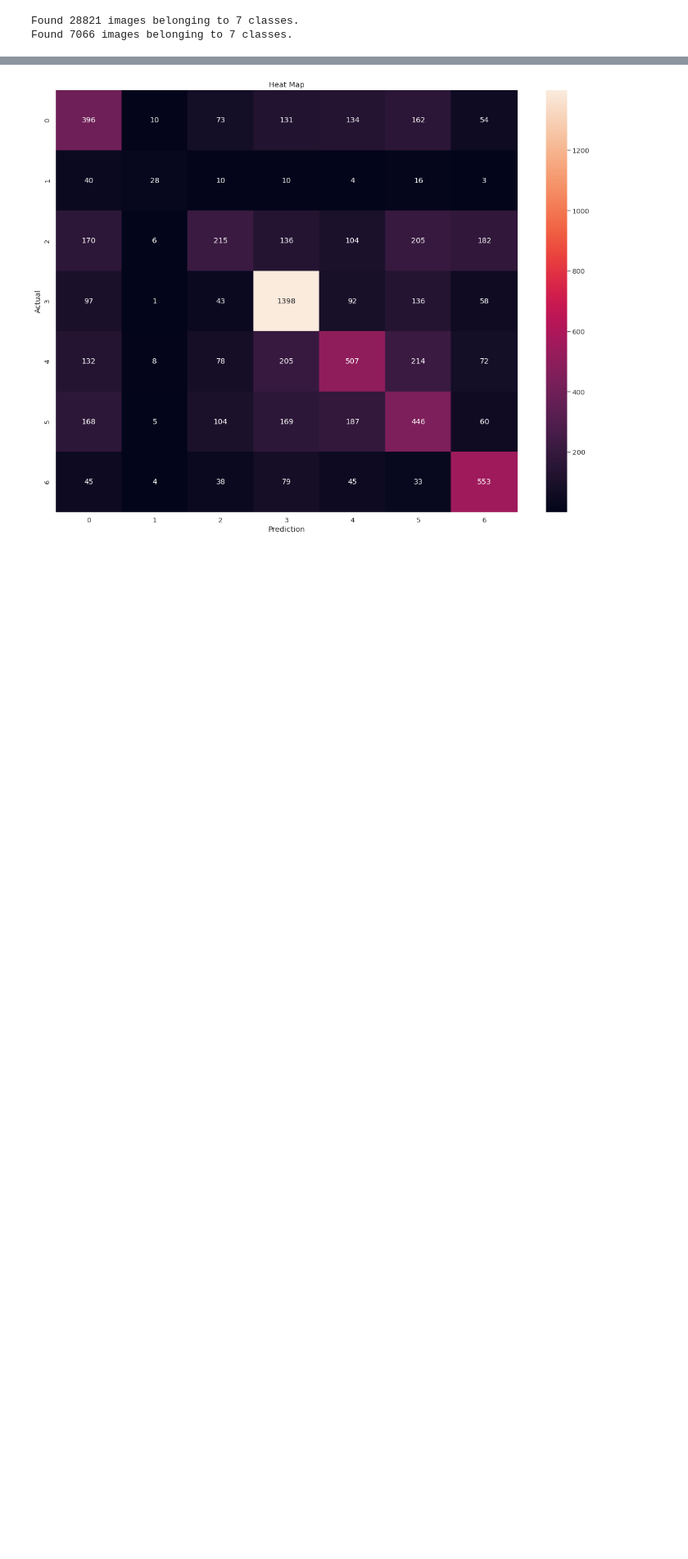
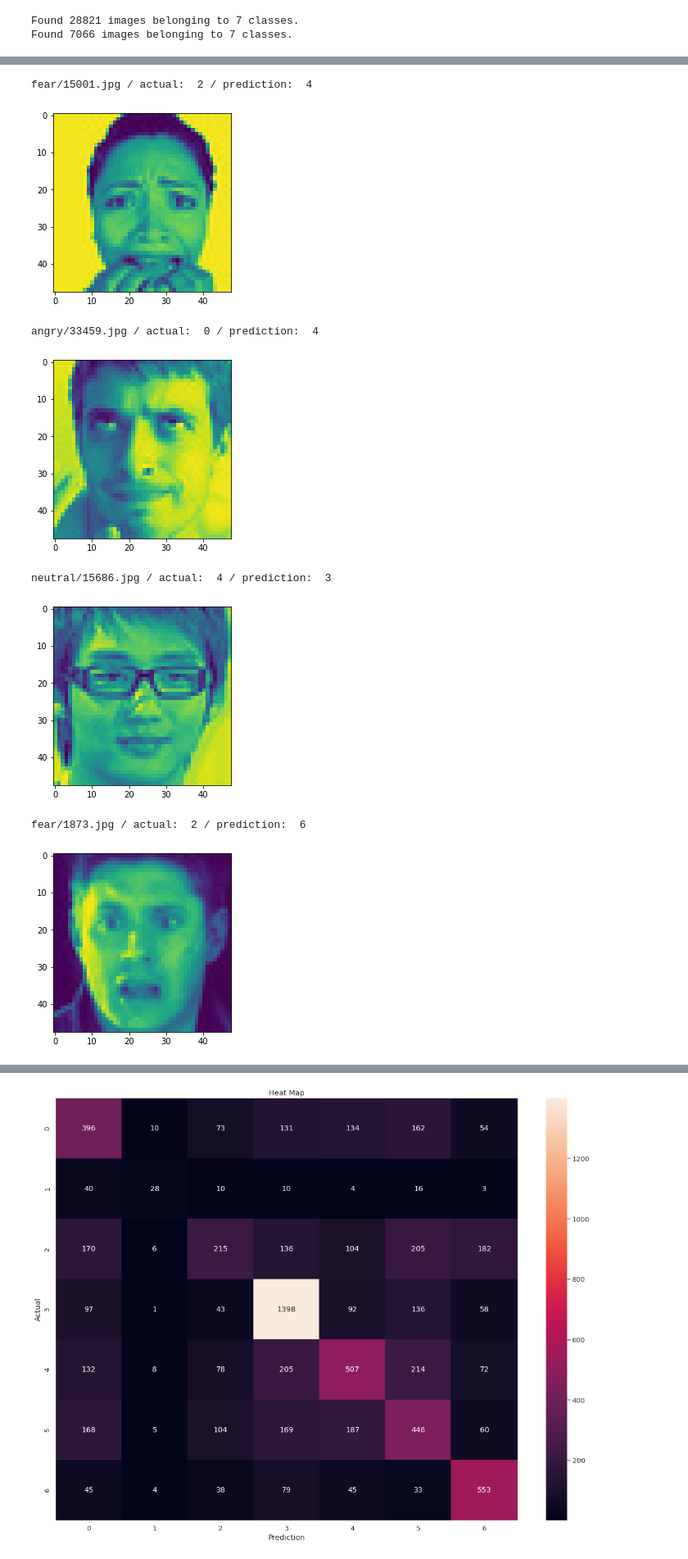
Before and after one commit to Ayuniarfina/Final-Project-Bangkit---JKT4-B, a Jupyter notebook: basemodel.ipynb, the cells around one changed output, grey strips where cells are left out. Shown at 82% size. Drawn from its saved outputs; the diff is of its cells as text; code cells hidden in the pictures; blank space fills up the shorter version.

Commit message:
w/ graphs

```diff
--- a/basemodel.ipynb
+++ b/basemodel.ipynb
@@ -144,0 +149,40 @@ prediction : Counter({3: 2128, 5: 1212, 4: 1073, 0: 1048, 6: 982, 2: 561, 1: 62}
+# %%
+# Plot Random N Missclassified Images
+import matplotlib.pyplot as plt
+import matplotlib.image as mpimg
+
+tes1 = testgenerator.classes
+tes2 = y_pred
+diff = tes1-tes2
+# %%
+#Initiatialize
+x=[]
+y=0
+
+#Calculate False Prediction Location (x)
+for i in range(len(diff)):
+  if diff[i]>0 or diff[i]<0:
+    x.append(i)
+  y+=1
+
+#Print N Random Misclassified Images (limit==N)
+limit=0
+dir = ('/tmp/dataset/images/images/validation')
+while True:
+  limit+=1
+  nomor = random.sample(x,1)
+  print(testgenerator.filenames[(nomor[0])],'/ actual: ', tes1[(nomor[0])], '/ prediction: ', tes2[(nomor[0])])
+  plt.imshow(mpimg.imread(dir+'/'+testgenerator.filenames[(nomor[0])]))
+  plt.show()
+
+  if limit == 5:
+    break
+# %% [output]
+fear/15001.jpg / actual:  2 / prediction:  4
+[figure, added]
+angry/33459.jpg / actual:  0 / prediction:  4
+[figure, added]
+neutral/15686.jpg / actual:  4 / prediction:  3
+[figure, added]
+fear/1873.jpg / actual:  2 / prediction:  6
+[figure, added]
```
Also changed, not shown: parts of 7 cells of this notebook.
